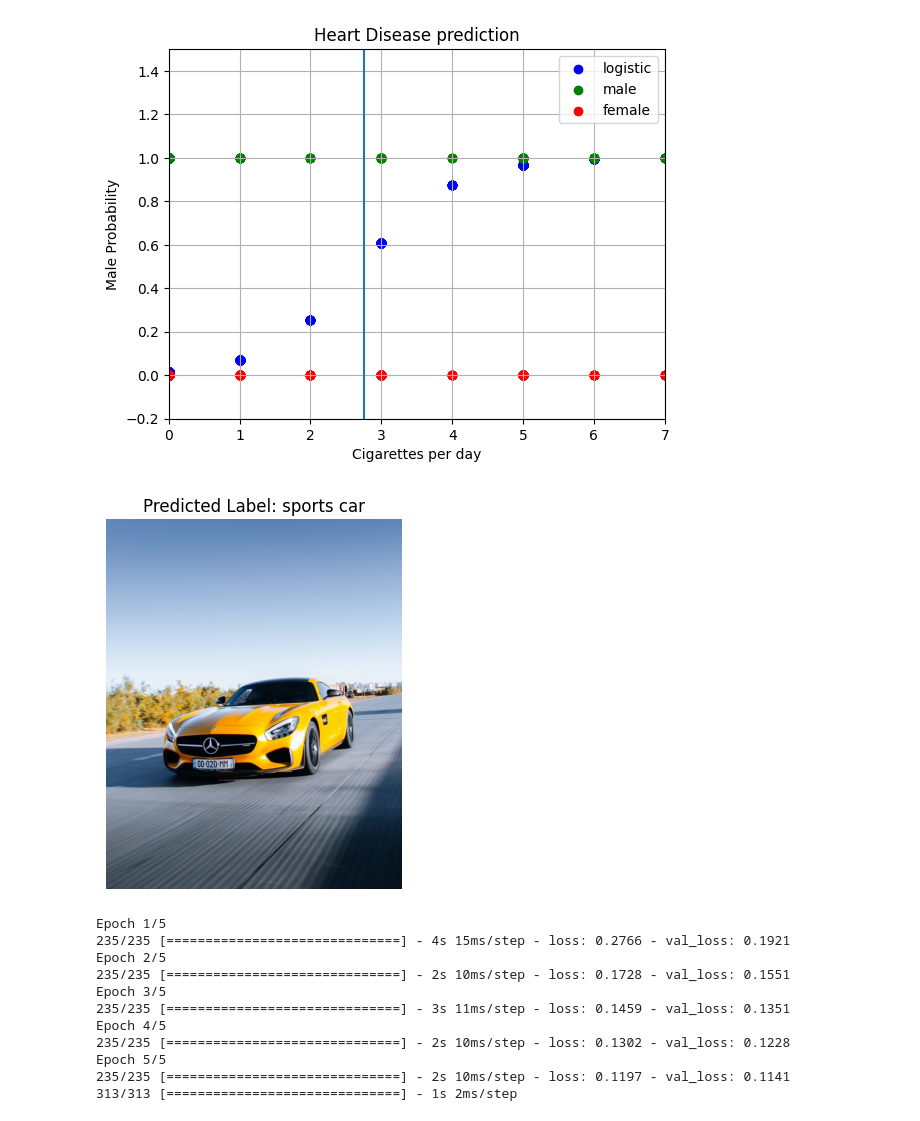
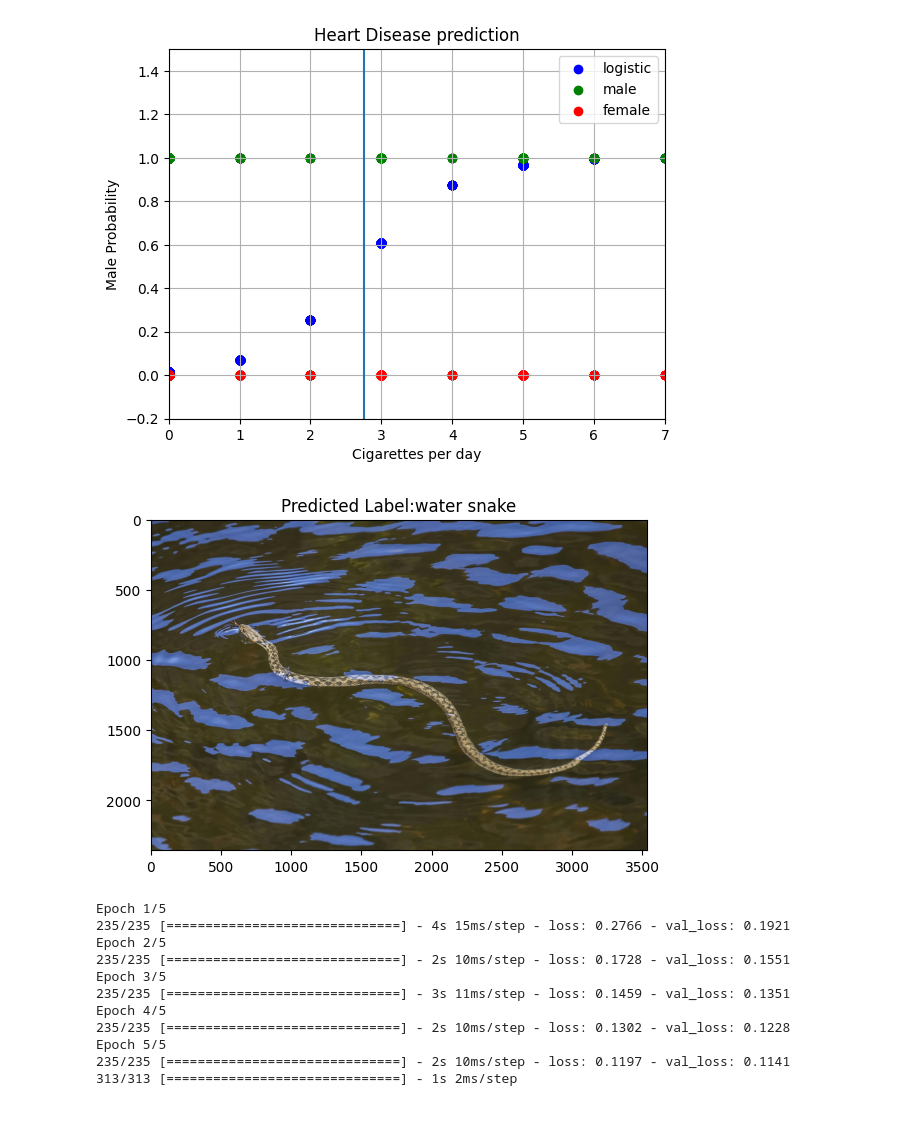
Before and after one commit to Garapati-Vamshidhar/Movie-Listing-Application, a Jupyter notebook: week7,8,9.ipynb, the cells around one changed output. Saved outputs shown, nothing was run; the diff lists cells and outputs as text; code cells hidden in the pictures.

```diff
--- a/week7,8,9.ipynb
+++ b/week7,8,9.ipynb
@@ -65,40 +65,44 @@ class AlexNet(nn.Module):
         )
 
     def forward(self, x):
         x = self.features(x)
         return x
 
 # Define the transformation to preprocess the image
 preprocess = transforms.Compose([
     transforms.Resize(256),
     transforms.CenterCrop(224),
     transforms.ToTensor(),
 ])
 
 # Load a pre-trained AlexNet model from torchvision
 model = models.alexnet(pretrained=True)
 model.eval()
 
-# Set the model to evaluation mode
-url = "https://images.unsplash.com/photo-1605559424843-9e4c228bf1c2?ixlib=rb-4.0.3&ixid=M3wxMjA3fDB8MHxzZWFyY2h8MTF8fGNhcnN8ZW58MHx8MHx8fDA%3D&w=1000&q=80"
-response = requests.get(url)
-img = Image.open(io.BytesIO(response.content))
+img = Image.open("/content/water_snake.jpg")
 
 # Preprocess the image
 img_tensor = preprocess(img)
 img_tensor = img_tensor.unsqueeze(0)  # Add batch dimension
 
+# Make predictions
+with torch.no_grad():
+    output = model(img_tensor)
+
 # Load the class labels for ImageNet
 LABELS_URL = "https://raw.githubusercontent.com/anishathalye/imagenet-simple-labels/master/imagenet-simple-labels.json"
 labels = requests.get(LABELS_URL).json()
 
+# Get the predicted class index
+_, predicted_idx = torch.max(output, 1)
+
 # Get the predicted class label
+predicted_label = labels[predicted_idx.item()]
 plt.imshow(img)
-plt.title(f"Predicted Label: {predicted_label}")
-plt.axis('off')
+plt.title("Predicted Label:"+ predicted_label)
 plt.show()
 # %% [output]
-[figure, old version]
+[figure, new version]
 # %%
 #Week-9
 import numpy as np
```
